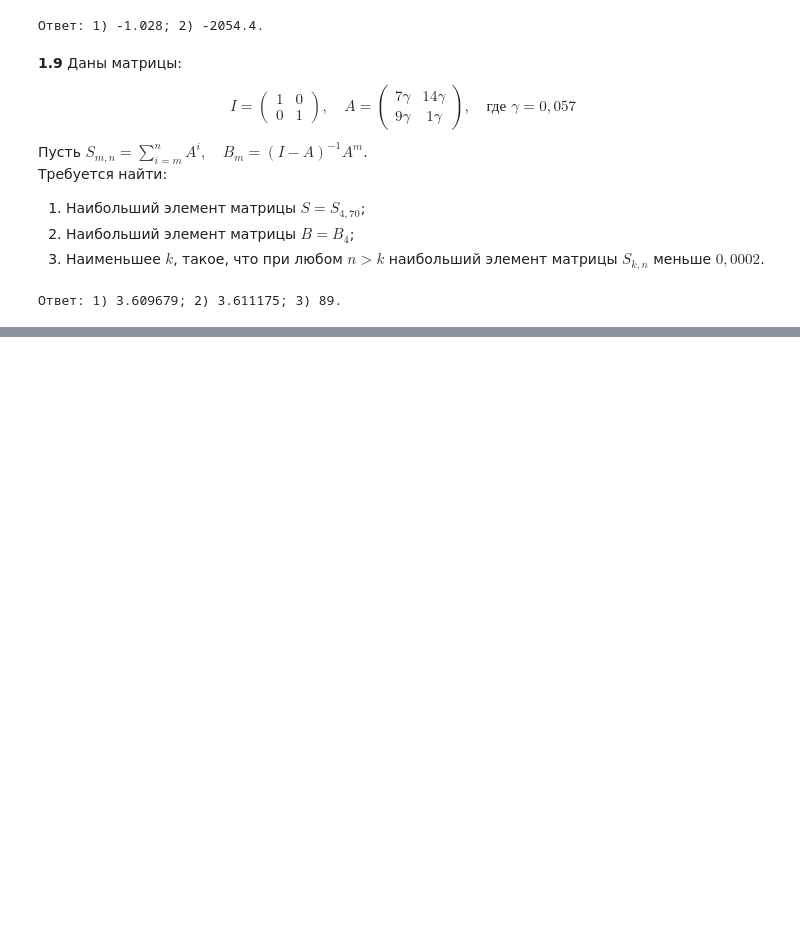
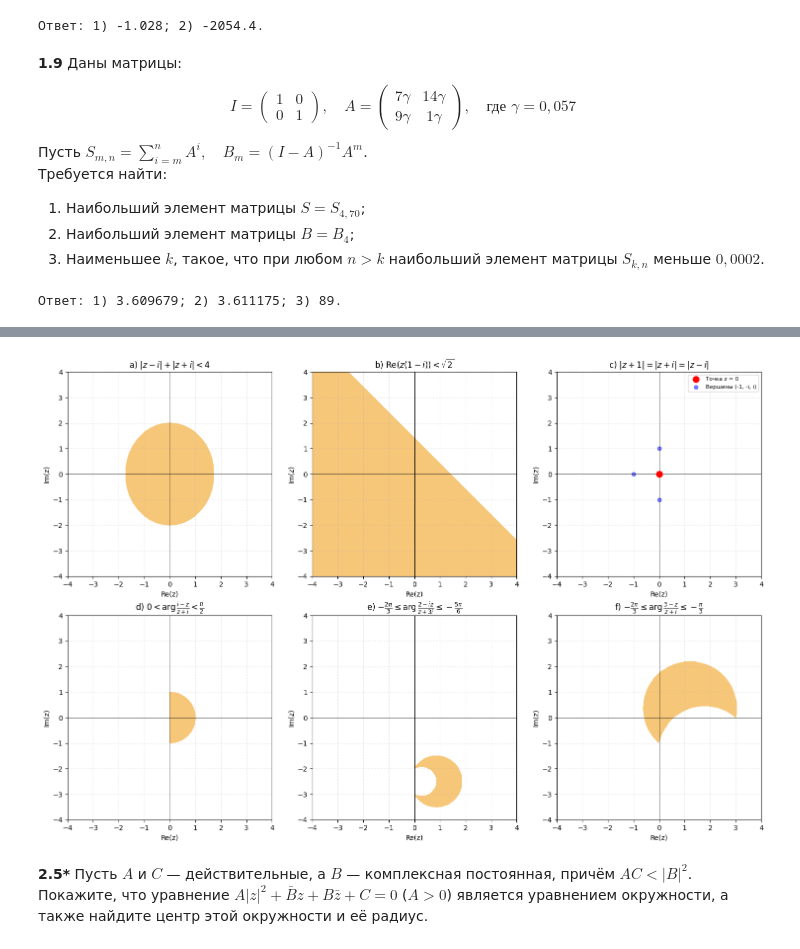
Before and after one commit to NEKITCHEL228/matematika_dlya_progi, a Jupyter notebook: 1_kr.ipynb, the cells around one changed output, grey strips where cells are left out. Drawn from its saved outputs; the diff is of its cells as text; code cells hidden in the pictures; blank space fills up the shorter version.

```diff
--- a/1_kr.ipynb
+++ b/1_kr.ipynb
@@ -480,0 +623,78 @@ print(f"Ответ: 1) {ans1:.6f}; 2) {ans2:.6f}; 3) {ans3}.")
+# %%
+import numpy as np
+import matplotlib.pyplot as plt
+
+# 1. Задаем сетку комплексной плоскости
+x = np.linspace(-4, 4, 400)
+y = np.linspace(-4, 4, 400)
+X, Y = np.meshgrid(x, y)
+Z = X + 1j * Y
+
+# 2. Вычисляем условия для всех пунктов
+# a) Эллипс
+cond_a = np.abs(Z - 1j) + np.abs(Z + 1j) < 4
+
+# b) Полуплоскость
+cond_b = np.real(Z * (1 - 1j)) < np.sqrt(2)
+
+# d) Угловой сектор 0 < arg < pi/2
+frac_d = (1j - Z) / (Z + 1j)
+arg_d = np.angle(frac_d)
+cond_d = (arg_d > 0) & (arg_d < np.pi / 2)
+
+# e) Угловой сектор: -5pi/6 <= arg <= -2pi/3
+frac_e = (2 - 1j * Z) / (Z + 3j)
+arg_e = np.angle(frac_e)
+cond_e = (arg_e >= -5 * np.pi / 6) & (arg_e <= -2 * np.pi / 3)
+
+# f) Угловой сектор: -2pi/3 <= arg <= -pi/3
+frac_f = (3 - Z) / (Z + 1j)
+arg_f = np.angle(frac_f)
+cond_f = (arg_f >= -2 * np.pi / 3) & (arg_f <= -np.pi / 3)
+
+# 3. Построение всех 6 графиков на сетке 2x3
+fig, axes = plt.subplots(2, 3, figsize=(15, 10))
+
+# a
+axes[0, 0].contourf(X, Y, cond_a, levels=[0.5, 1], colors=['#F5B041'], alpha=0.7)
+axes[0, 0].set_title(r"a) $|z - i| + |z + i| < 4$")
+
+# b
+axes[0, 1].contourf(X, Y, cond_b, levels=[0.5, 1], colors=['#F5B041'], alpha=0.7)
+axes[0, 1].set_title(r"b) $\mathrm{Re}(z(1-i)) < \sqrt{2}$")
+
+# c (Особый случай - точка z = 0)
+axes[0, 2].scatter([0], [0], color='red', s=80, zorder=5, label='Точка z = 0')
+axes[0, 2].scatter([-1, 0, 0], [0, -1, 1], color='blue', s=30, alpha=0.5, label='Вершины (-1, -i, i)')
+axes[0, 2].set_title(r"c) $|z+1|=|z+i|=|z-i|$")
+axes[0, 2].legend(loc='upper right', fontsize=8)
+
+# d
+axes[1, 0].contourf(X, Y, cond_d, levels=[0.5, 1], colors=['#F5B041'], alpha=0.7)
+axes[1, 0].set_title(r"d) $0 < \arg \frac{i-z}{z+i} < \frac{\pi}{2}$")
+
+# e (заменено \le на \leq)
+axes[1, 1].contourf(X, Y, cond_e, levels=[0.5, 1], colors=['#F5B041'], alpha=0.7)
+axes[1, 1].set_title(r"e) $-\frac{2\pi}{3} \leq \arg \frac{2-iz}{z+3i} \leq -\frac{5\pi}{6}$")
+
+# f (заменено \le на \leq)
+axes[1, 2].contourf(X, Y, cond_f, levels=[0.5, 1], colors=['#F5B041'], alpha=0.7)
+axes[1, 2].set_title(r"f) $-\frac{2\pi}{3} \leq \arg \frac{3-z}{z+i} \leq -\frac{\pi}{3}$")
+
+# Оформление для всех осей
+for ax in axes.flat:
+    ax.axhline(0, color='black', lw=0.6)
+    ax.axvline(0, color='black', lw=0.6)
+    ax.set_xlim(-4, 4)
+    ax.set_ylim(-4, 4)
+    ax.grid(True, linestyle=':', alpha=0.5)
+    ax.set_aspect('equal')
+    ax.set_xlabel('Re(z)')
+    ax.set_ylabel('Im(z)')
+
+plt.tight_layout()
+plt.show()
+# %% [output]
+[figure, added]
+# %% [markdown]
+**2.5\*** Пусть $A$ и $C$ — действительные, а $B$ — комплексная постоянная, причём $AC < |B|^2$. Покажите, что уравнение $A|z|^2 + \bar{B}z + B\bar{z} + C = 0$ ($A > 0$) является уравнением окружности, а также найдите центр этой окружности и её радиус.
```
Also changed, not shown: parts of 31 cells of this notebook.
